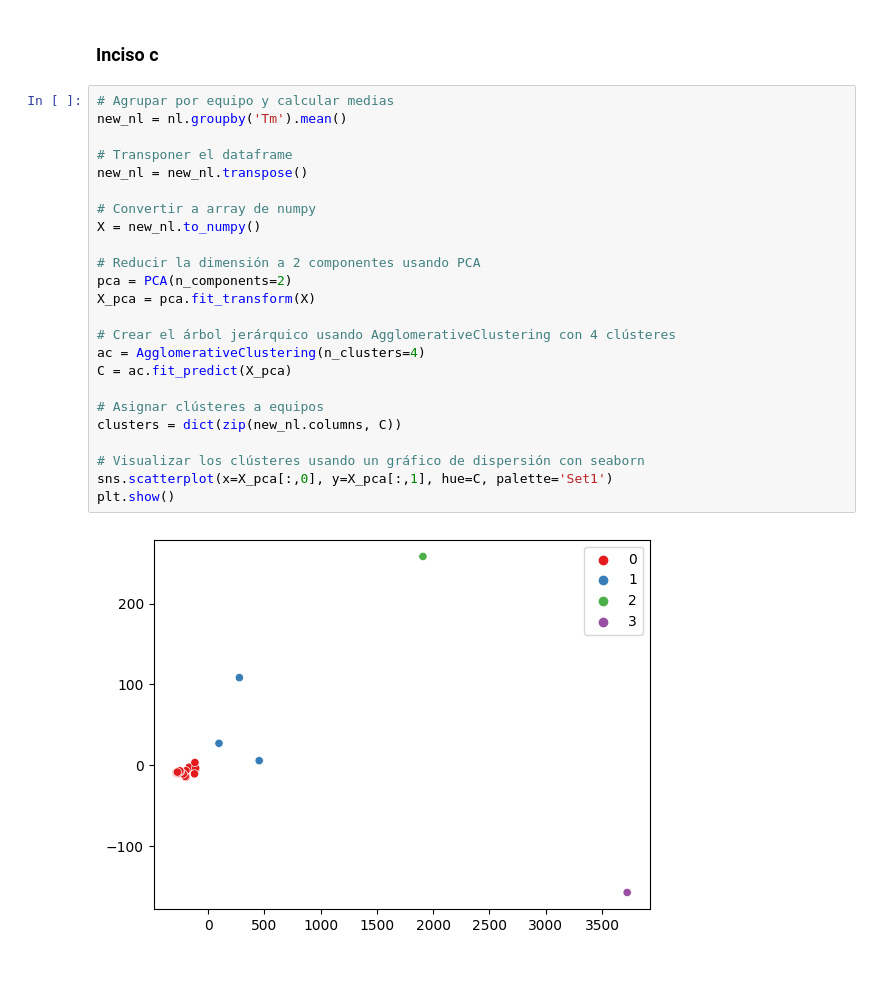
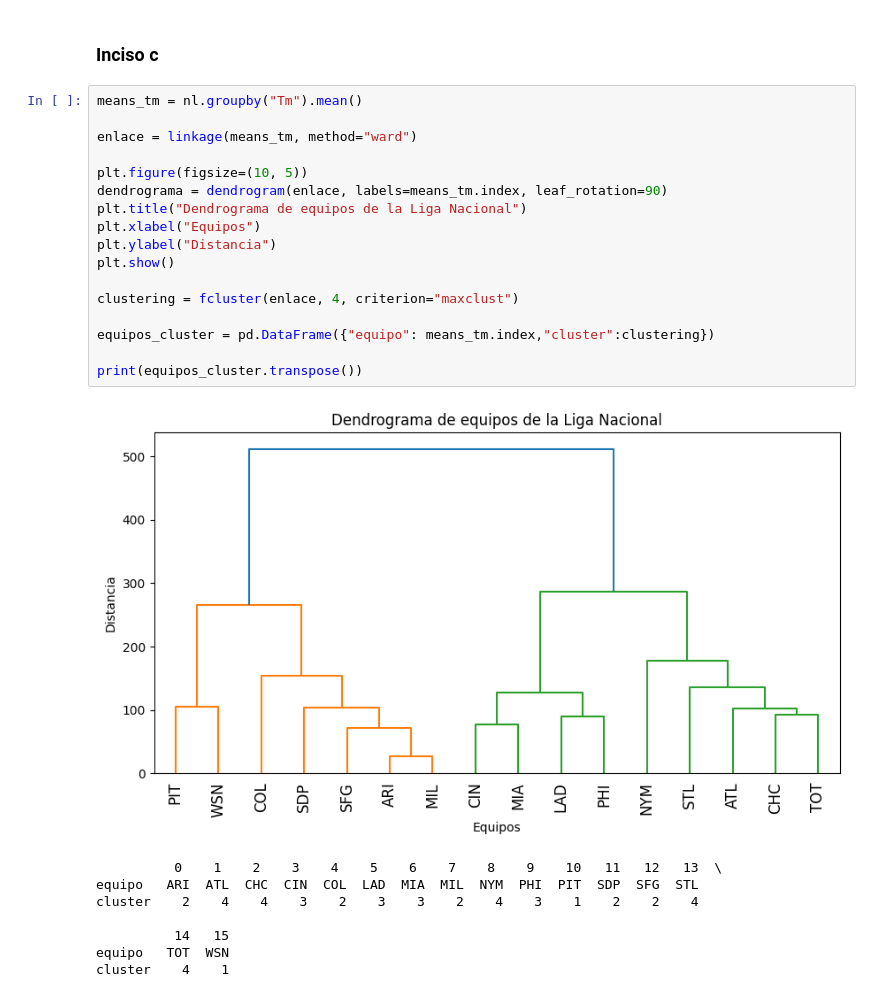
Before and after one commit to raudel25/MLB-Stats-Project, a Jupyter notebook: mlb-stats-project.ipynb, the cells around one changed output. Cells and saved outputs as stored; diff of their text form; blank space fills up the shorter version.

```diff
--- a/mlb-stats-project.ipynb
+++ b/mlb-stats-project.ipynb
@@ -381,29 +379,29 @@ Estadístico: 1.960
 No hay diferencias significativas entre las medias de los equipos
 # %% [markdown]
 ### Inciso c
-# %%
-# Agrupar por equipo y calcular medias
-new_nl = nl.groupby('Tm').mean()
-
-# Transponer el dataframe
-new_nl = new_nl.transpose()
-
-# Convertir a array de numpy
-X = new_nl.to_numpy()
-
-# Reducir la dimensión a 2 componentes usando PCA
-pca = PCA(n_components=2)
-X_pca = pca.fit_transform(X)
-
-# Crear el árbol jerárquico usando AgglomerativeClustering con 4 clústeres
-ac = AgglomerativeClustering(n_clusters=4)
-C = ac.fit_predict(X_pca)
-
-# Asignar clústeres a equipos
-clusters = dict(zip(new_nl.columns, C))
-
-# Visualizar los clústeres usando un gráfico de dispersión con seaborn
-sns.scatterplot(x=X_pca[:,0], y=X_pca[:,1], hue=C, palette='Set1')
-plt.show()
-# %% [output]
-[figure, removed]
+# %%
+means_tm = nl.groupby("Tm").mean()
+
+enlace = linkage(means_tm, method="ward")
+
+plt.figure(figsize=(10, 5))
+dendrograma = dendrogram(enlace, labels=means_tm.index, leaf_rotation=90)
+plt.title("Dendrograma de equipos de la Liga Nacional")
+plt.xlabel("Equipos")
+plt.ylabel("Distancia")
+plt.show()
+
+clustering = fcluster(enlace, 4, criterion="maxclust")
+
+equipos_cluster = pd.DataFrame({"equipo": means_tm.index,"cluster":clustering})
+
+print(equipos_cluster.transpose())
+# %% [output]
+[figure, added]
+          0    1    2    3    4    5    6    7    8    9    10   11   12   13  \
+equipo   ARI  ATL  CHC  CIN  COL  LAD  MIA  MIL  NYM  PHI  PIT  SDP  SFG  STL
+cluster    2    4    4    3    2    3    3    2    4    3    1    2    2    4
+
+          14   15
+equipo   TOT  WSN
+cluster    4    1
```
Also changed, not shown: parts of 4 cells of this notebook.
